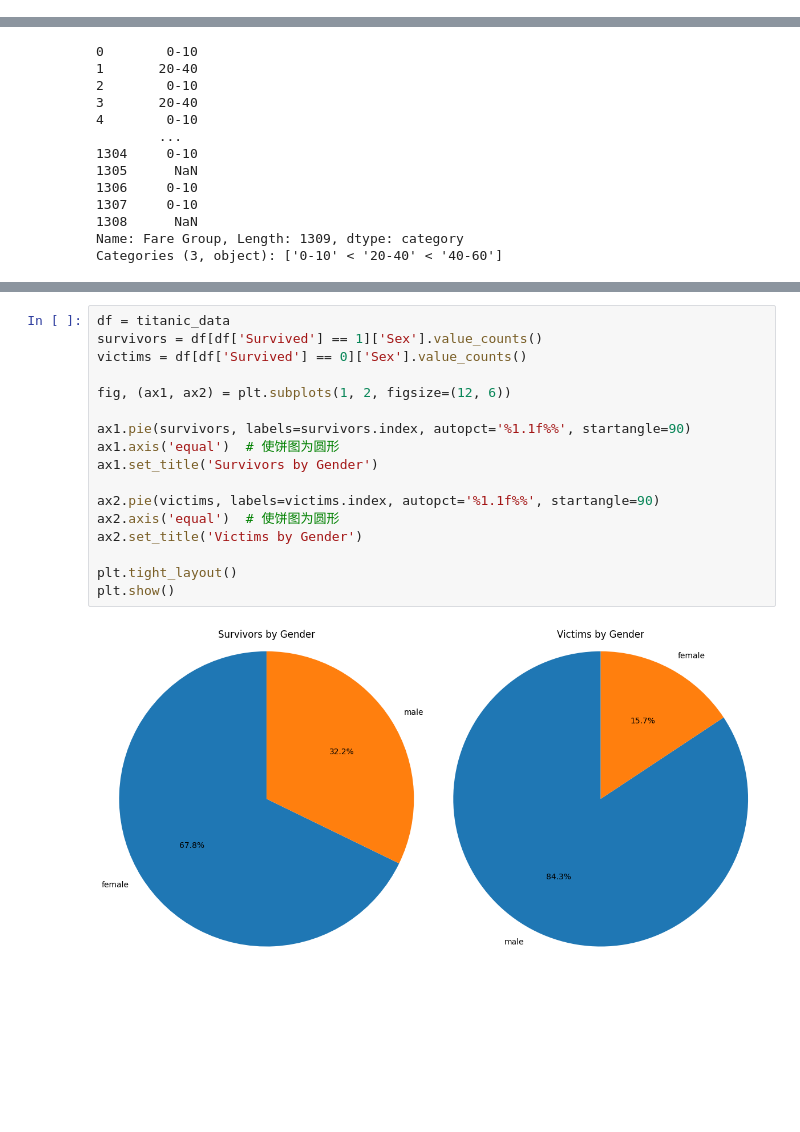
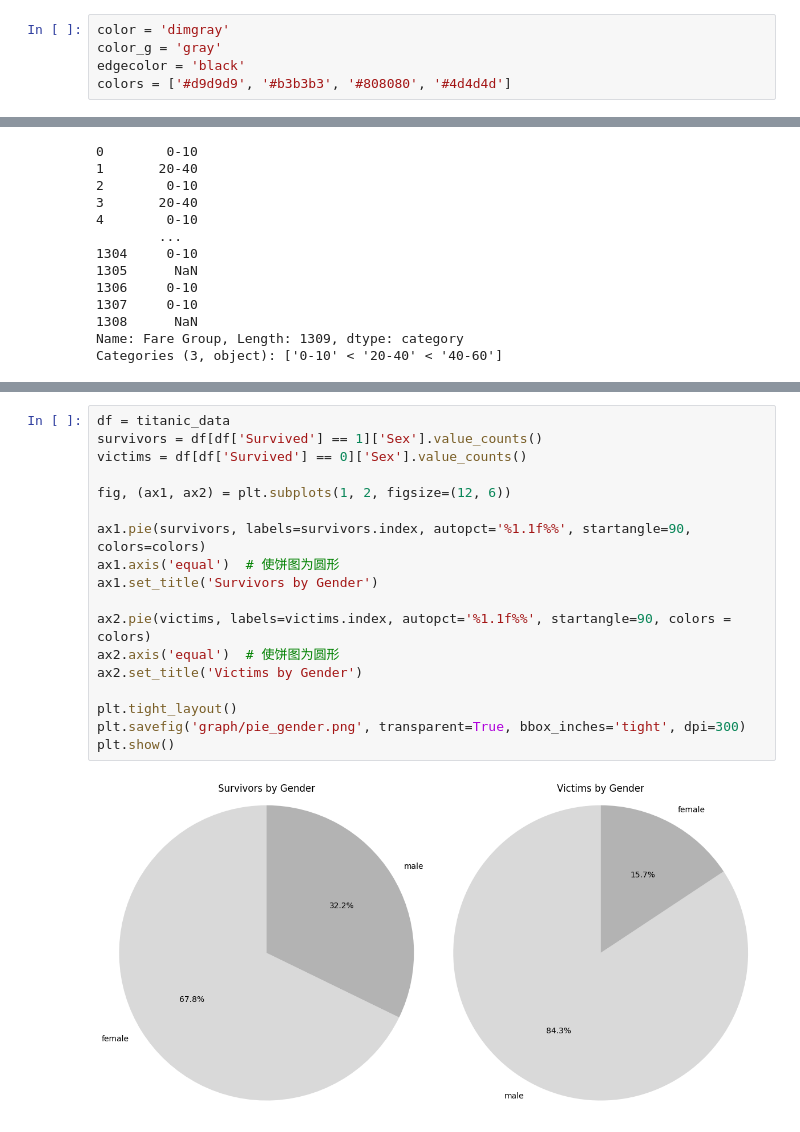
Before and after one commit to ShawRong/titanic_analysis, a Jupyter notebook: analysis.ipynb, the cells around one changed output, grey strips where cells are left out. Drawn from its saved outputs; the diff is of its cells as text; blank space fills up the shorter version.

```diff
--- a/analysis.ipynb
+++ b/analysis.ipynb
@@ -1,3 +1,8 @@
+# %%
+color = 'dimgray'
+color_g = 'gray'
+edgecolor = 'black'
+colors = ['#d9d9d9', '#b3b3b3', '#808080', '#4d4d4d']
 # %%
 import pandas as pd
 import seaborn as sns
@@ -247,22 +272,23 @@ plt.show()
 # %%
 df = titanic_data
 survivors = df[df['Survived'] == 1]['Sex'].value_counts()
 victims = df[df['Survived'] == 0]['Sex'].value_counts()
 
 fig, (ax1, ax2) = plt.subplots(1, 2, figsize=(12, 6))
 
-ax1.pie(survivors, labels=survivors.index, autopct='%1.1f%%', startangle=90)
+ax1.pie(survivors, labels=survivors.index, autopct='%1.1f%%', startangle=90, colors=colors)
 ax1.axis('equal')  # 使饼图为圆形
 ax1.set_title('Survivors by Gender')
 
-ax2.pie(victims, labels=victims.index, autopct='%1.1f%%', startangle=90)
+ax2.pie(victims, labels=victims.index, autopct='%1.1f%%', startangle=90, colors = colors)
 ax2.axis('equal')  # 使饼图为圆形
 ax2.set_title('Victims by Gender')
 
 plt.tight_layout()
+plt.savefig('graph/pie_gender.png', transparent=True, bbox_inches='tight', dpi=300)
 plt.show()
 # %% [output]
-[figure, old version]
+[figure, new version]
 # %%
 df = titanic_data
 survivors = df[df['Survived'] == 1]['Class'].value_counts()
```
Also changed, not shown: parts of 14 cells of this notebook, 19 other files.
